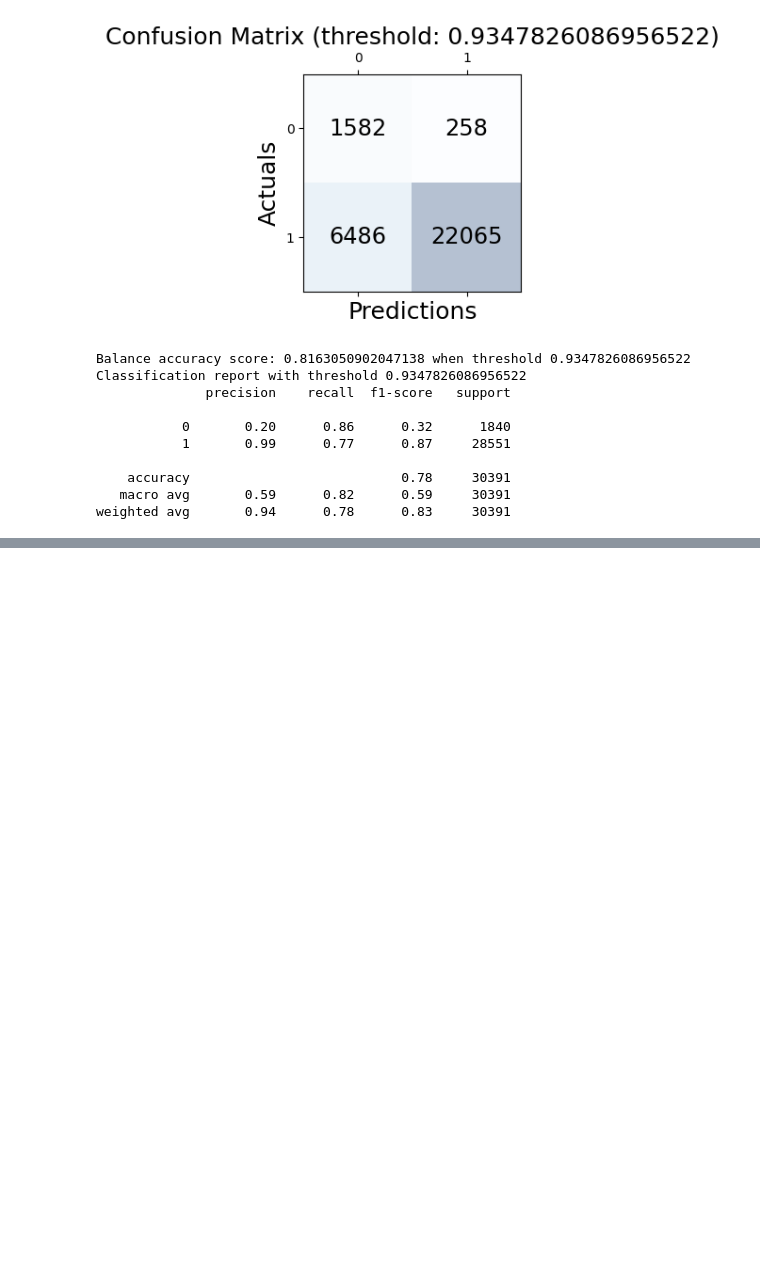
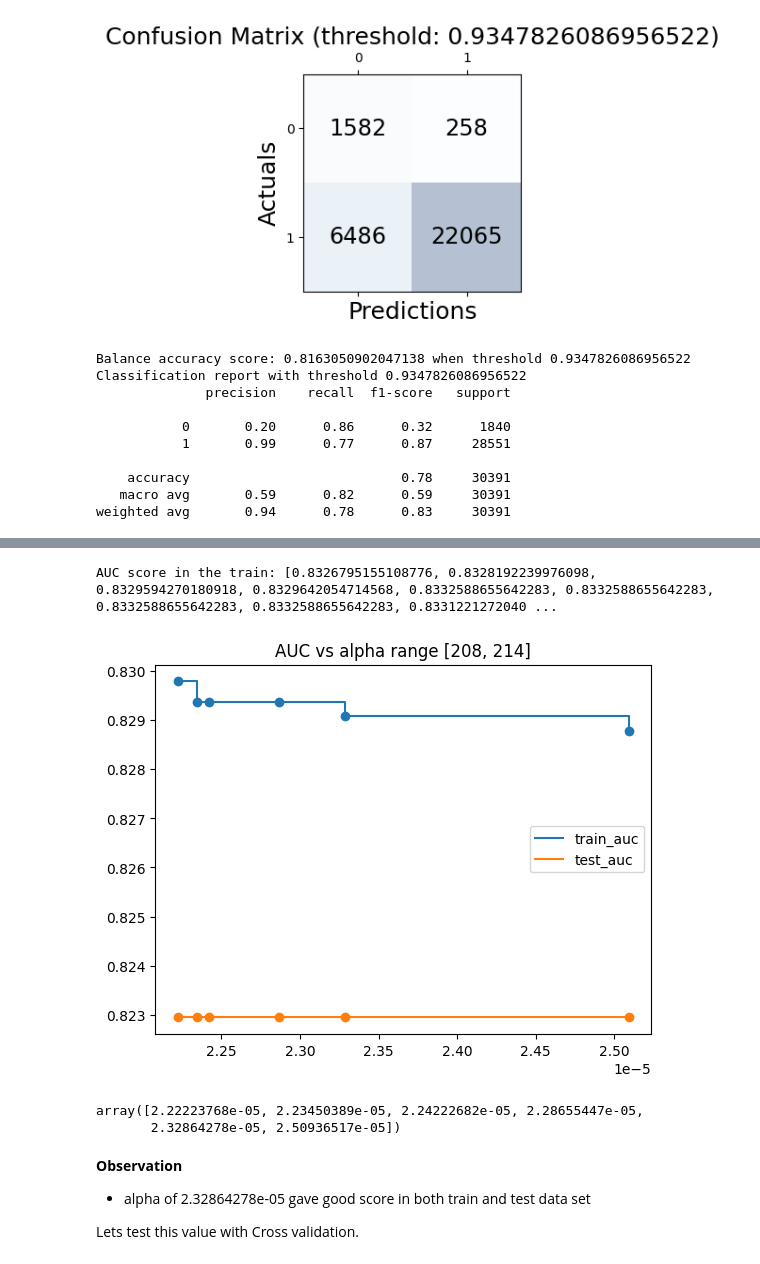
Before and after one commit to SmithaUpadhyaya/employee_access_resource_classifier, a Jupyter notebook: notebooks/training.ipynb, the cells around one changed output, grey strips where cells are left out. Drawn from its saved outputs; the diff is of its cells as text; code cells hidden in the pictures; blank space fills up the shorter version.

```diff
--- a/notebooks/training.ipynb
+++ b/notebooks/training.ipynb
@@ -382,0 +565,40 @@ weighted avg       0.94      0.78      0.83     30391
+# %%
+print(f'AUC score in the train: {list(map(train_auc.__getitem__, index[0]))}')
+# %% [output]
+AUC score in the train: [0.8326795155108776, 0.8328192239976098, 0.8329594270180918, 0.8329642054714568, 0.8332588655642283, 0.8332588655642283, 0.8332588655642283, 0.8332588655642283, 0.8331221272040 ...
+# %%
+sub_set_train_auc = []
+sub_set_test_auc = []
+
+alpha_start = 208
+alpha_end = 214
+
+for c in clfs[alpha_start : alpha_end]:
+
+    y_train_pred = c.predict(X_train)
+    y_test_pred = c.predict(X_test)
+
+    sub_set_train_auc.append(roc_auc_score(y_train_pred, Y_train))
+    sub_set_test_auc.append(roc_auc_score(y_test_pred, Y_test))
+
+plt.scatter(ccp_alphas[alpha_start : alpha_end], sub_set_train_auc)
+plt.scatter(ccp_alphas[alpha_start : alpha_end], sub_set_test_auc)
+
+plt.plot(ccp_alphas[alpha_start : alpha_end], sub_set_train_auc, label = 'train_auc', drawstyle = "steps-post")
+plt.plot(ccp_alphas[alpha_start : alpha_end], sub_set_test_auc, label = 'test_auc', drawstyle = "steps-post")
+plt.legend()
+plt.title(f'AUC vs alpha range [{alpha_start}, {alpha_end}]')
+plt.show()
+# %% [output]
+[figure, added]
+# %%
+ccp_alphas[alpha_start : alpha_end]
+# %% [output]
+array([2.22223768e-05, 2.23450389e-05, 2.24222682e-05, 2.28655447e-05,
+       2.32864278e-05, 2.50936517e-05])
+# %% [markdown]
+**Observation**
+
+- alpha of 2.32864278e-05 gave good score in both train and test data set
+
+Lets test this value with Cross validation.
```
Also changed, not shown: parts of 17 cells of this notebook, 2 other files.
